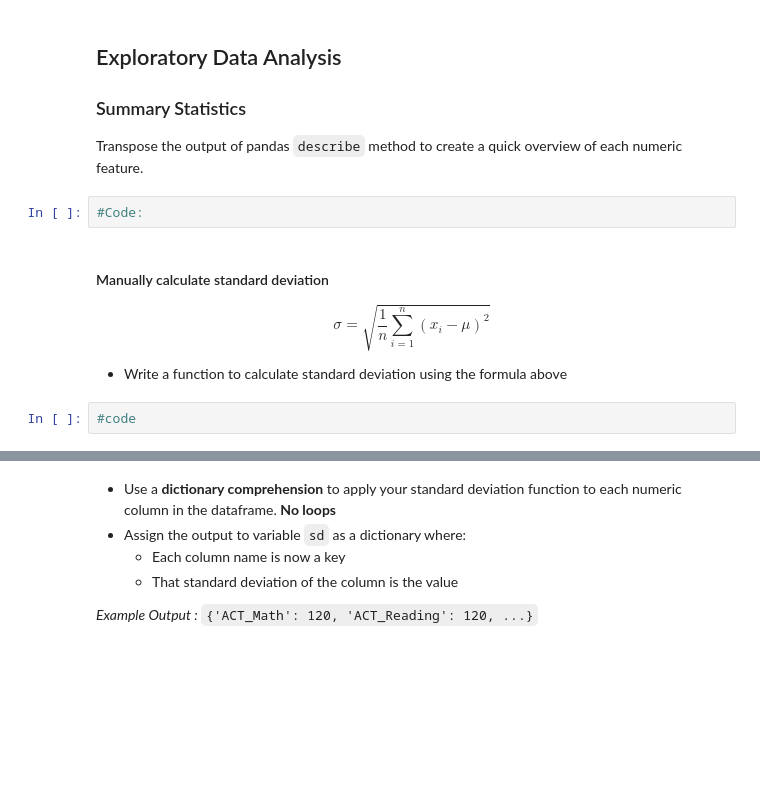
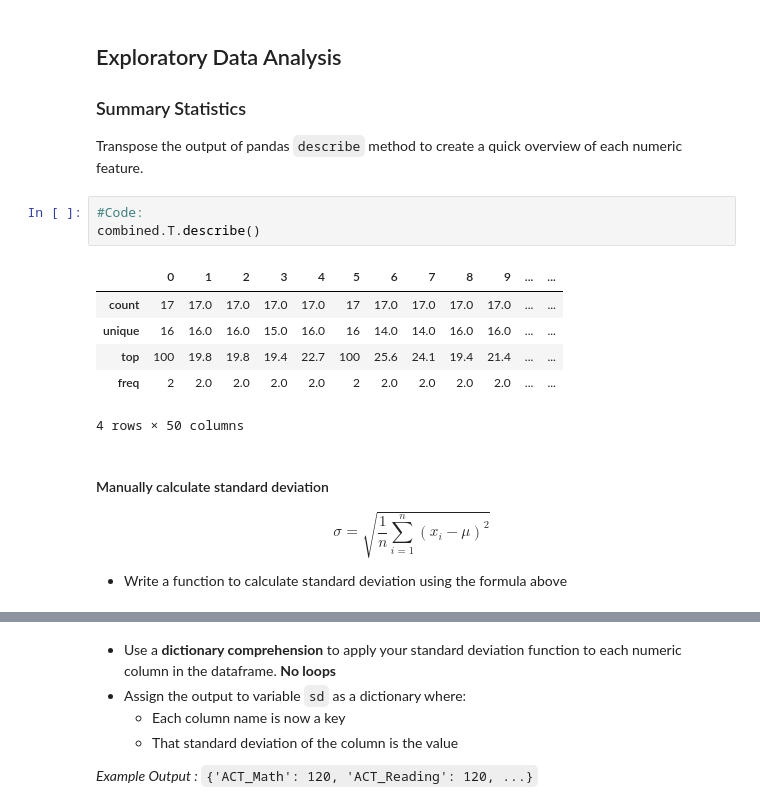
Before and after one commit to justinaugust/which-state-next, a Jupyter notebook: code/starter-code.ipynb, the cells around one changed output, grey strips where cells are left out. Cells and saved outputs as stored; diff of their text form; blank space fills up the shorter version.

```diff
--- a/code/starter-code.ipynb
+++ b/code/starter-code.ipynb
@@ -421,11 +564,17 @@ Save the contents of this merged dataframe as `final.csv`.
 Transpose the output of pandas `describe` method to create a quick overview of each numeric feature.
 # %%
 #Code:
+combined.T.describe()
+# %% [output]
+|  | 0 | 1 | 2 | 3 | 4 | 5 | 6 | 7 | 8 | 9 | ... | ... |
+| count | 17 | 17.0 | 17.0 | 17.0 | 17.0 | 17 | 17.0 | 17.0 | 17.0 | 17.0 | ... | ... |
+| unique | 16 | 16.0 | 16.0 | 15.0 | 16.0 | 16 | 14.0 | 14.0 | 16.0 | 16.0 | ... | ... |
+| top | 100 | 19.8 | 19.8 | 19.4 | 22.7 | 100 | 25.6 | 24.1 | 19.4 | 21.4 | ... | ... |
+| freq | 2 | 2.0 | 2.0 | 2.0 | 2.0 | 2 | 2.0 | 2.0 | 2.0 | 2.0 | ... | ... |
+4 rows × 50 columns
 # %% [markdown]
 #### Manually calculate standard deviation
 
 $$\sigma = \sqrt{\frac{1}{n}\sum_{i=1}^n(x_i - \mu)^2}$$
 
 - Write a function to calculate standard deviation using the formula above
-# %%
-#code
```
Also changed, not shown: parts of 31 cells of this notebook, 2 other files.
